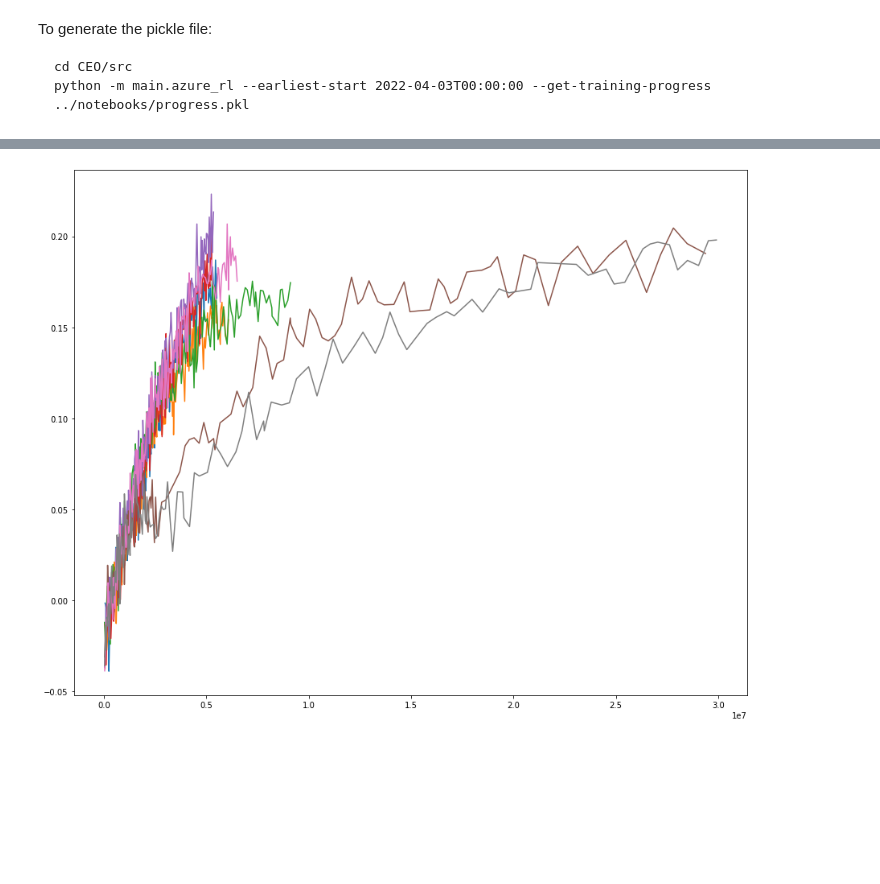
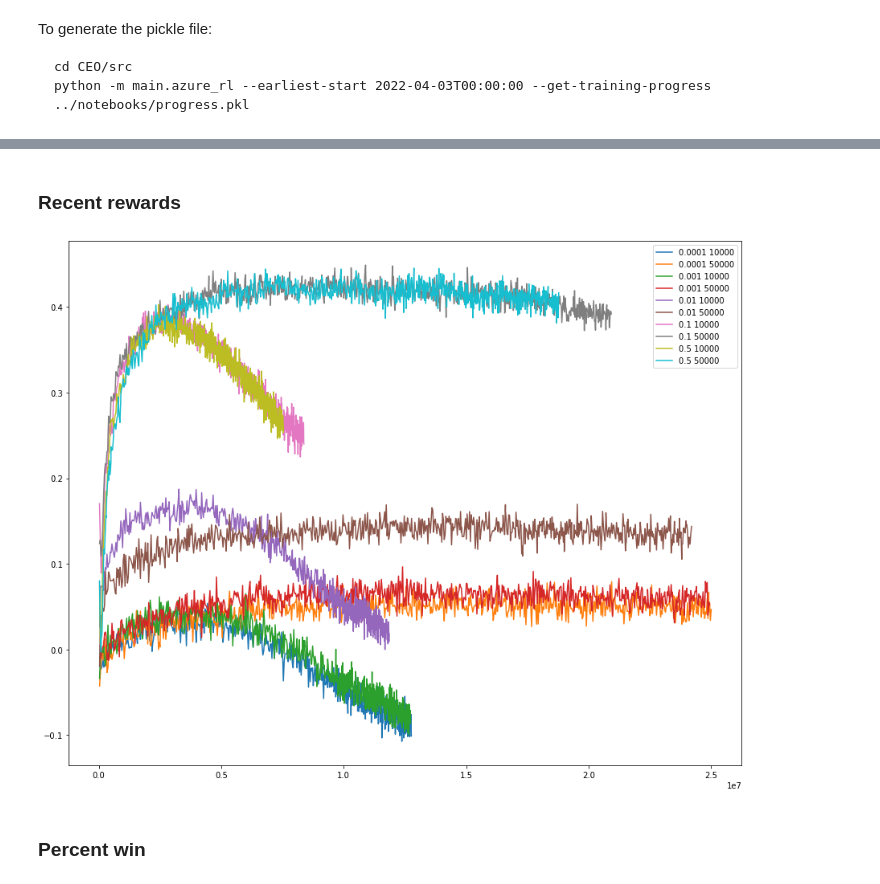
Before and after one commit to davidnorman314/CEO, a Jupyter notebook: notebooks/Progress.ipynb, the cells around one changed output, grey strips where cells are left out. Cells and saved outputs as stored; diff of their text form; code cells hidden in the pictures; blank space fills up the shorter version.

```diff
--- a/notebooks/Progress.ipynb
+++ b/notebooks/Progress.ipynb
@@ -17,5 +17,12 @@ trainings_df.sort_values("last_pct_win", inplace=True, ascending=False)
 trainings_df.set_index(keys="training_id", inplace=True)
 display(trainings_df.shape)
 display(progress_df.shape)
+
+# Add a description column
+trainings_df["desc"] = trainings_df["lambda"].astype('str') + " " + trainings_df["max_initial_visit_count"].astype('str')
+
+# Remove bad rows from the trainings dataframe
+# trainings_df = trainings_df.loc[trainings_df["max_episode"] > 1000000]
+trainings_df = trainings_df.loc[trainings_df["action_space_type"] != ""]
 # %% [output]
 data keys dict_keys(['trainings', 'progress'])
@@ -24,2 +31,6 @@ data keys dict_keys(['trainings', 'progress'])
 # %%
-progress_df = progress_df.join(trainings_df[["lambda", "action_space_type", "max_initial_visit_count", "hs_high_card_obs_max"]], on="training_id")
+progress_df = progress_df.join(trainings_df[
+    ["desc", "lambda", "action_space_type", "max_initial_visit_count", "hs_high_card_obs_max"]], on="training_id")
+
+# Remove bad rows from the trainings dataframe
+progress_df = progress_df.loc[progress_df["action_space_type"] != ""]
@@ -55,20 +95,25 @@ progress_df.sort_values("pct_win", ascending=False)
+# %% [markdown]
+### Recent rewards
 # %%
 import matplotlib.pyplot as plt
 import numpy as np
 
-plot_df = progress_df.pivot(index="episode", columns="training_id", values="recent_rewards")
+plot_df = progress_df.pivot(index="episode", columns="desc", values="recent_rewards")
 
 xs = plot_df.index.to_series()
 
 for column in plot_df.columns:
     series = plot_df[column]
     smask = np.isfinite(series)
 
-    plt.plot(xs[smask], series[smask], linestyle='-', marker='')
+    plt.plot(xs[smask], series[smask], linestyle='-', marker='', label=column)
 
+plt.legend()
 plt.show()
 # %% [output]
-[figure, old version]
+[figure, new version]
+# %% [markdown]
+### Percent win
 # %%
 import matplotlib.pyplot as plt
 import numpy as np
```
Also changed, not shown: parts of 16 cells of this notebook.
